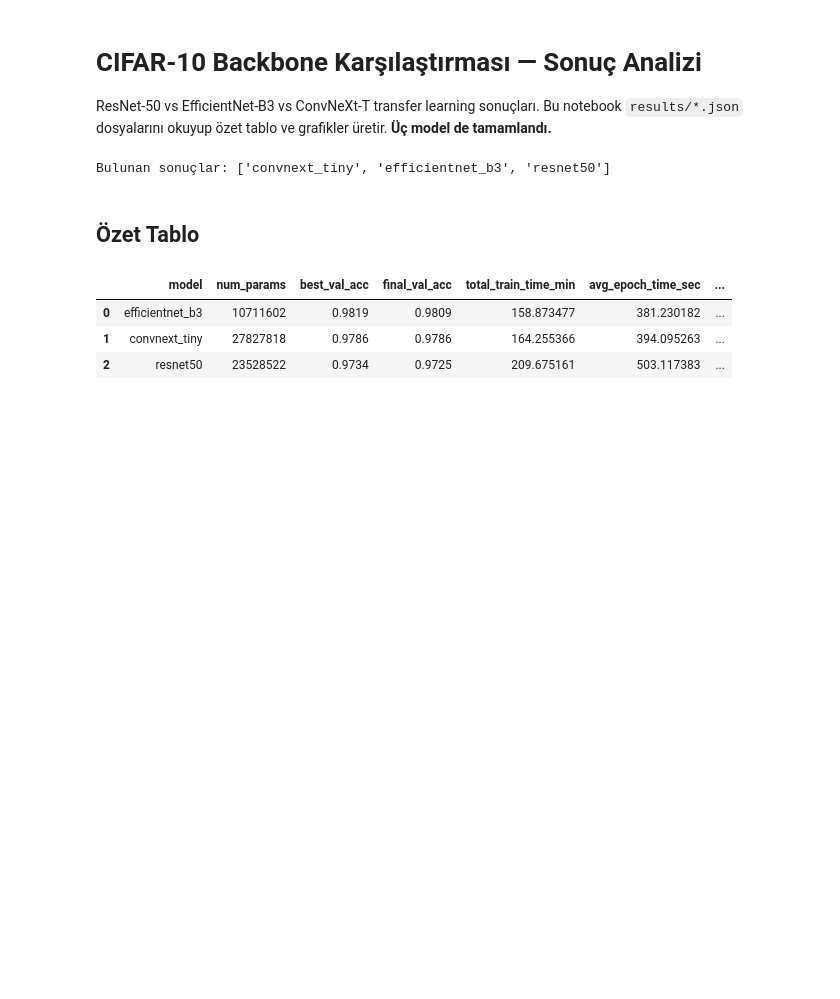
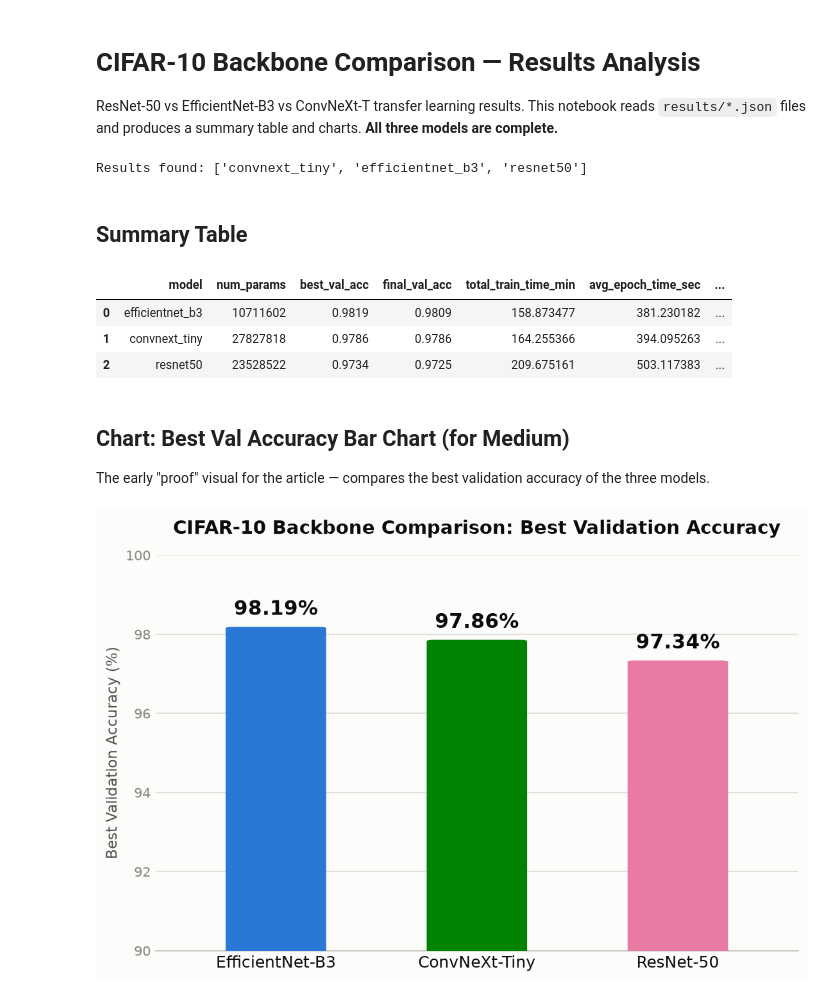
Before and after one commit to sumeyyesaray/transferlearning, a Jupyter notebook: notebooks/results_analysis.ipynb, the cells around one changed output. Drawn from its saved outputs; the diff is of its cells as text; code cells hidden in the pictures; blank space fills up the shorter version.

```diff
--- a/notebooks/results_analysis.ipynb
+++ b/notebooks/results_analysis.ipynb
@@ -1,7 +1,7 @@
 # %% [markdown]
-# CIFAR-10 Backbone Karşılaştırması — Sonuç Analizi
+# CIFAR-10 Backbone Comparison — Results Analysis
 
-ResNet-50 vs EfficientNet-B3 vs ConvNeXt-T transfer learning sonuçları. Bu notebook `results/*.json` dosyalarını okuyup özet tablo ve grafikler üretir. **Üç model de tamamlandı.**
+ResNet-50 vs EfficientNet-B3 vs ConvNeXt-T transfer learning results. This notebook reads `results/*.json` files and produces a summary table and charts. **All three models are complete.**
 # %%
 import json
 from pathlib import Path
@@ -17,11 +17,11 @@ for f in result_files:
     with open(f) as fh:
         results[f.stem] = json.load(fh)
 
-print(f"Bulunan sonuçlar: {list(results.keys())}")
+print(f"Results found: {list(results.keys())}")
 # %% [output]
-Bulunan sonuçlar: ['convnext_tiny', 'efficientnet_b3', 'resnet50']
+Results found: ['convnext_tiny', 'efficientnet_b3', 'resnet50']
 # %% [markdown]
-## Özet Tablo
+## Summary Table
 # %%
 rows = []
 for name, r in results.items():
@@ -43,4 +43,52 @@ summary
 | 0 | efficientnet_b3 | 10711602 | 0.9819 | 0.9809 | 158.873477 | 381.230182 | ... |
 | 1 | convnext_tiny | 27827818 | 0.9786 | 0.9786 | 164.255366 | 394.095263 | ... |
 | 2 | resnet50 | 23528522 | 0.9734 | 0.9725 | 209.675161 | 503.117383 | ... |
+# %% [markdown]
+## Chart: Best Val Accuracy Bar Chart (for Medium)
+
+The early "proof" visual for the article — compares the best validation accuracy of the three models.
+# %%
+from matplotlib.patches import FancyBboxPatch
+
+model_display = {"resnet50": "ResNet-50", "efficientnet_b3": "EfficientNet-B3", "convnext_tiny": "ConvNeXt-Tiny"}
+CATEGORICAL = ["#2a78d6", "#008300", "#e87ba4"]  # fixed-order categorical slots 1/2/3
+SURFACE, PRIMARY_INK, SECONDARY_INK, MUTED, GRID, BASELINE = (
+    "#fcfcfb", "#0b0b0b", "#52514e", "#898781", "#e1e0d9", "#c3c2b7",
+)
+
+labels = [model_display[m] for m in summary["model"]]
+accs = (summary["best_val_acc"] * 100).tolist()
+colors = CATEGORICAL[: len(labels)]
+
+fig, ax = plt.subplots(figsize=(7.5, 5), dpi=150)
+fig.patch.set_facecolor(SURFACE)
+ax.set_facecolor(SURFACE)
+
+for i, (acc, color) in enumerate(zip(accs, colors)):
+    ax.add_patch(FancyBboxPatch((i - 0.25, 0), 0.5, acc, boxstyle="round,pad=0,rounding_size=0.035",
+                                 linewidth=0, facecolor=color, zorder=3, mutation_aspect=1))
+    ax.text(i, acc + 0.18, f"{acc:.2f}%", ha="center", va="bottom",
+            fontsize=15, fontweight="bold", color=PRIMARY_INK)
+
+ax.set_xlim(-0.6, len(labels) - 0.4)
+ax.set_ylim(90, 100)
+ax.set_yticks([90, 92, 94, 96, 98, 100])
+ax.set_ylabel("Best Validation Accuracy (%)", fontsize=11, color=SECONDARY_INK)
+ax.set_xticks(range(len(labels)))
+ax.set_xticklabels(labels, fontsize=12, color=PRIMARY_INK)
+ax.yaxis.grid(True, color=GRID, linewidth=1, zorder=0)
+ax.set_axisbelow(True)
+for spine in ["top", "right", "left"]:
+    ax.spines[spine].set_visible(False)
+ax.spines["bottom"].set_color(BASELINE)
+ax.tick_params(axis="y", colors=MUTED, labelsize=10, length=0)
+ax.tick_params(axis="x", colors=PRIMARY_INK, length=0)
+ax.set_title("CIFAR-10 Backbone Comparison: Best Validation Accuracy",
+             fontsize=14, fontweight="bold", color=PRIMARY_INK, pad=16)
+
+plt.tight_layout()
+plt.savefig("accuracy_barchart.png", dpi=300, facecolor=SURFACE, bbox_inches="tight")
+plt.show()
+# %% [output]
+[figure, added]
 # %% [markdown]
```
Also changed, not shown: parts of 10 cells of this notebook, 1 other file.
